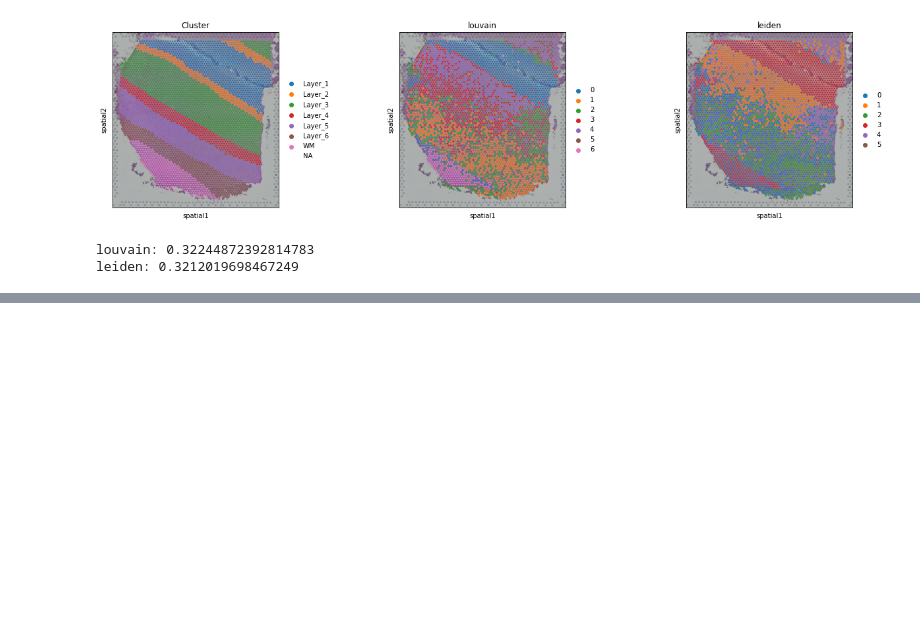
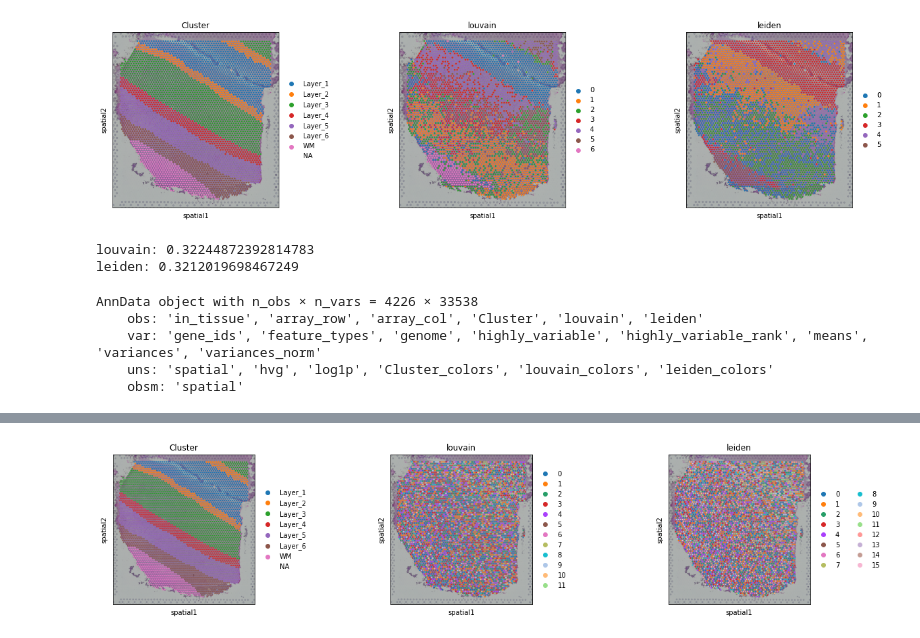
Before and after one commit to hannshu/st_clustering, a Jupyter notebook: 1_ScanPy/train.ipynb, the cells around one changed output, grey strips where cells are left out. Cells and saved outputs as stored; diff of their text form; code cells hidden in the pictures; blank space fills up the shorter version.

```diff
--- a/1_ScanPy/train.ipynb
+++ b/1_ScanPy/train.ipynb
@@ -42,3 +49,22 @@ print('leiden:', metrics.adjusted_rand_score(label, pred_leiden))
 # %% [output]
 louvain: 0.32244872392814783
 leiden: 0.3212019698467249
+# %%
+# 建立一个独热编码的特征矩阵
+one_hot = np.zeros((4226, 33538))
+one_hot += np.eye(4226, 33538)
+one_hot_adata = adata.copy()
+one_hot_adata.X = one_hot
+one_hot_adata
+# %% [output]
+AnnData object with n_obs × n_vars = 4226 × 33538
+    obs: 'in_tissue', 'array_row', 'array_col', 'Cluster', 'louvain', 'leiden'
+    var: 'gene_ids', 'feature_types', 'genome', 'highly_variable', 'highly_variable_rank', 'means', 'variances', 'variances_norm'
+    uns: 'spatial', 'hvg', 'log1p', 'Cluster_colors', 'louvain_colors', 'leiden_colors'
+    obsm: 'spatial'
+# %%
+sc.pp.neighbors(one_hot_adata)
+sc.tl.louvain(one_hot_adata)
+sc.tl.leiden(one_hot_adata)
+sc.pl.spatial(one_hot_adata, color=['Cluster', 'louvain', 'leiden'])
+# %% [output]
@@ -44,0 +73 @@ leiden: 0.3212019698467249
+[figure, added]
```
Also changed, not shown: parts of 2 cells of this notebook, 1 other file.
